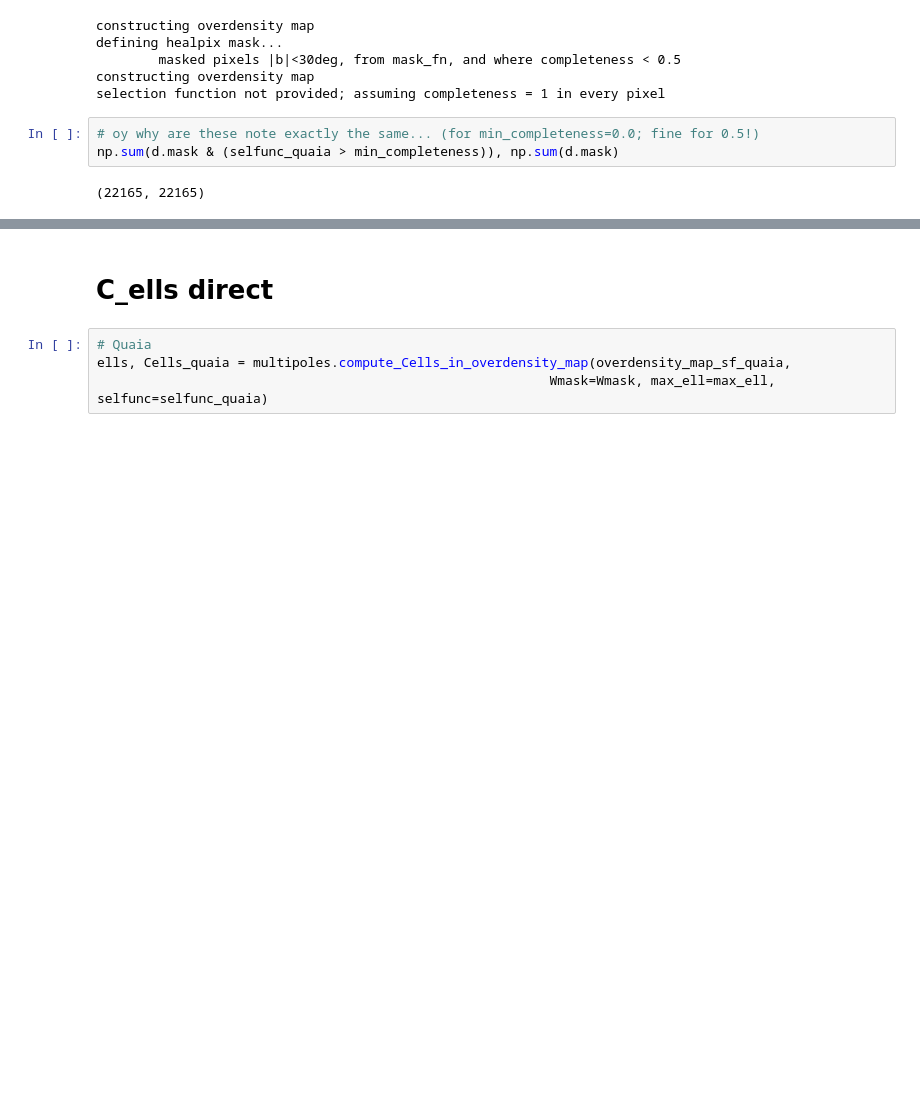
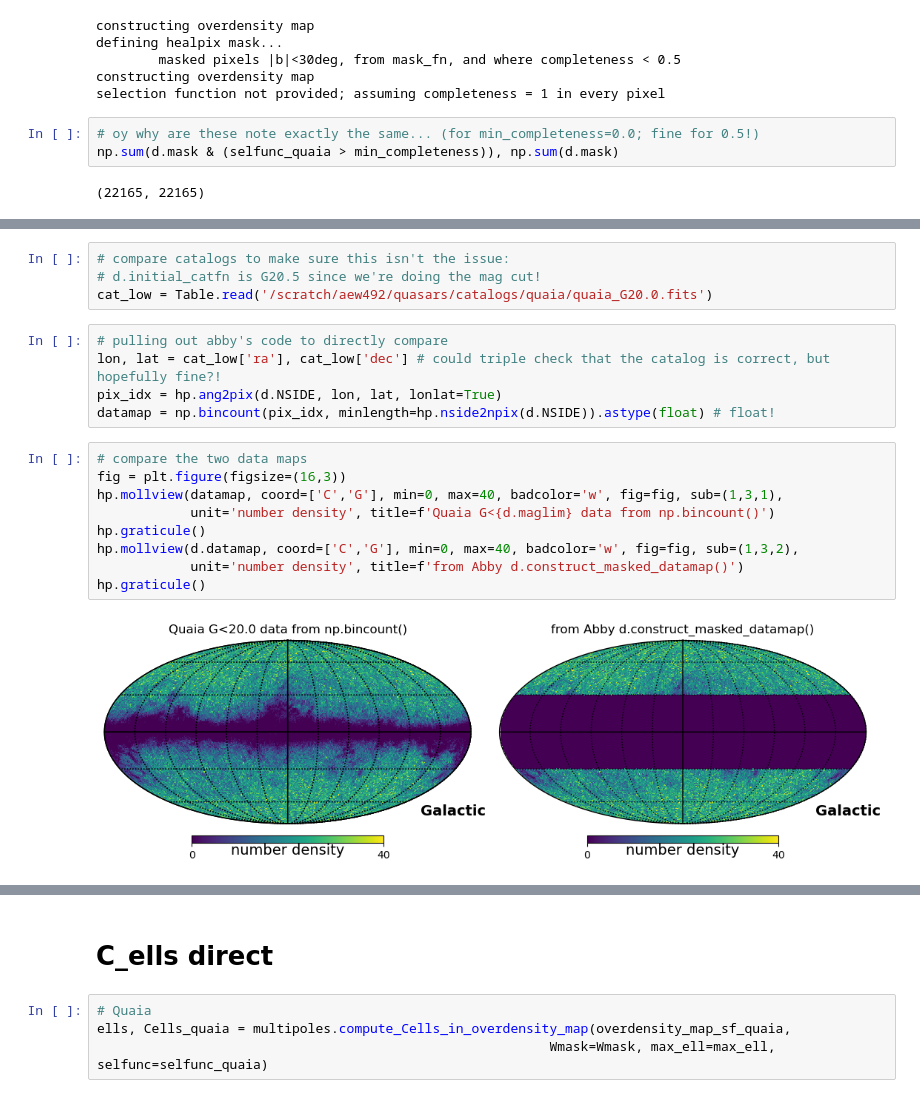
Before and after one commit to abbyw24/lss-dipoles, a Jupyter notebook: notebooks/2024-06-05_pseudo-Cells.ipynb, the cells around one changed output, grey strips where cells are left out. Drawn from its saved outputs; the diff is of its cells as text; blank space fills up the shorter version.

```diff
--- a/notebooks/2024-06-05_pseudo-Cells.ipynb
+++ b/notebooks/2024-06-05_pseudo-Cells.ipynb
@@ -206,0 +209,20 @@ hp.graticule()
+# %%
+# compare catalogs to make sure this isn't the issue:
+# d.initial_catfn is G20.5 since we're doing the mag cut!
+cat_low = Table.read('/scratch/aew492/quasars/catalogs/quaia/quaia_G20.0.fits')
+# %%
+# pulling out abby's code to directly compare
+lon, lat = cat_low['ra'], cat_low['dec'] # could triple check that the catalog is correct, but hopefully fine?!
+pix_idx = hp.ang2pix(d.NSIDE, lon, lat, lonlat=True)
+datamap = np.bincount(pix_idx, minlength=hp.nside2npix(d.NSIDE)).astype(float) # float!
+# %%
+# compare the two data maps
+fig = plt.figure(figsize=(16,3))
+hp.mollview(datamap, coord=['C','G'], min=0, max=40, badcolor='w', fig=fig, sub=(1,3,1),
+            unit='number density', title=f'Quaia G<{d.maglim} data from np.bincount()')
+hp.graticule()
+hp.mollview(d.datamap, coord=['C','G'], min=0, max=40, badcolor='w', fig=fig, sub=(1,3,2),
+            unit='number density', title=f'from Abby d.construct_masked_datamap()')
+hp.graticule()
+# %% [output]
+[figure, added]
```
Also changed, not shown: parts of 17 cells of this notebook, 1 other file.
